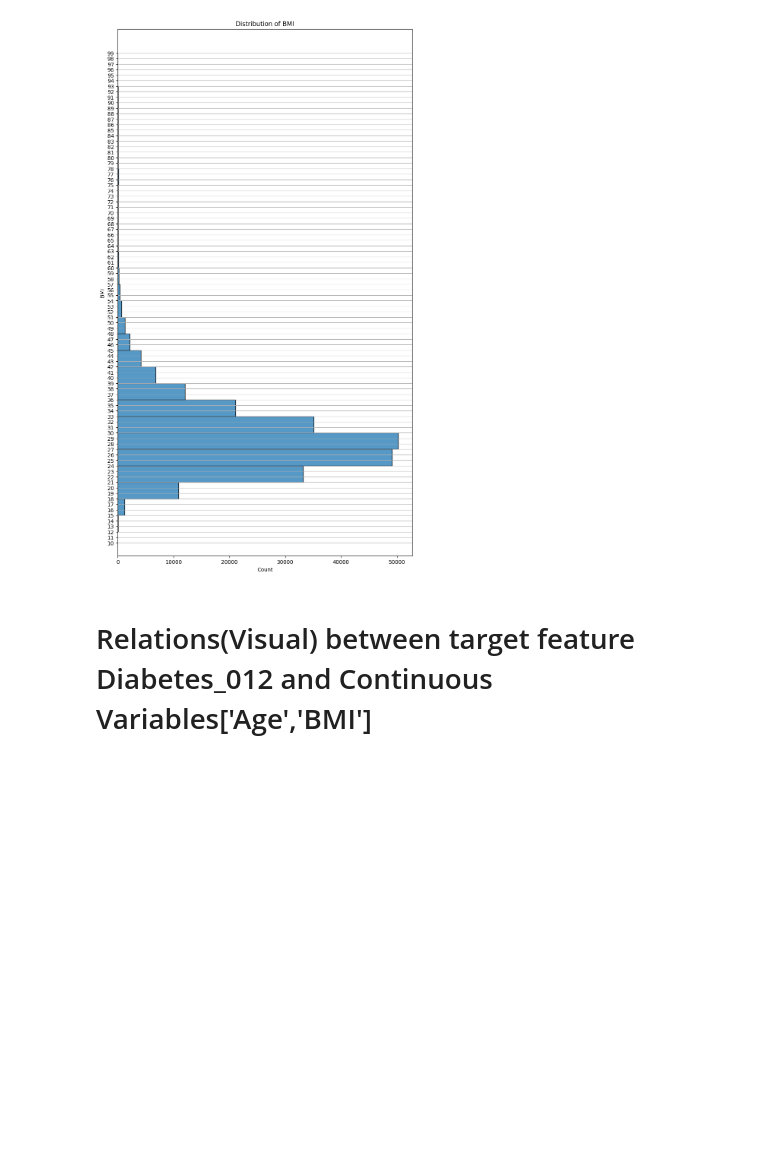
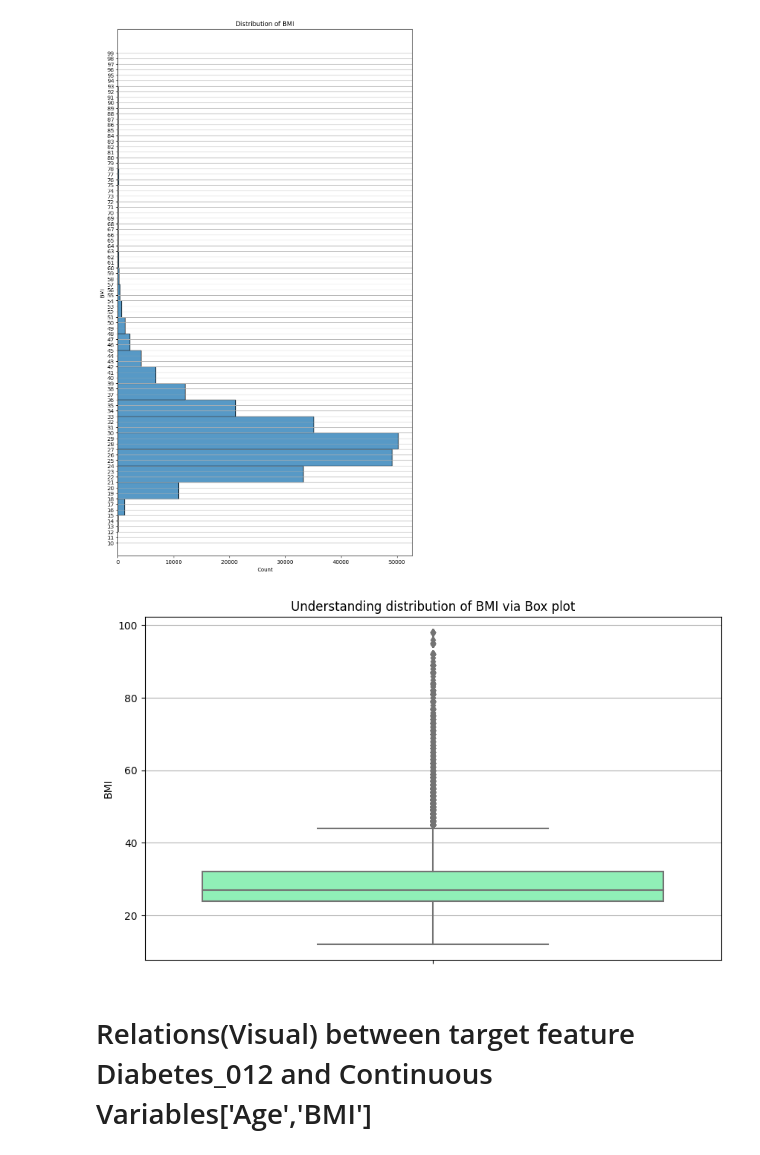
Before and after one commit to pdpavandesai/MergingDiabetesData, a Jupyter notebook: GabrielDatasetAnalysis.ipynb, the cells around one changed output. Saved outputs shown, nothing was run; the diff lists cells and outputs as text; code cells hidden in the pictures; blank space fills up the shorter version.

```diff
--- a/GabrielDatasetAnalysis.ipynb
+++ b/GabrielDatasetAnalysis.ipynb
@@ -145,6 +146,13 @@ plt.title('Distribution of BMI')
 # %% [output]
 Text(0.5, 1.0, 'Distribution of BMI')
 [figure]
+# %%
+plt.figure(figsize=(10,6))
+sns.boxplot(data=gabrielDataset_Actual_Copy,y='BMI',palette='rainbow').yaxis.grid(True)
+plt.title('Understanding distribution of BMI via Box plot')
+plt.show()
+# %% [output]
+[figure, added]
 # %% [markdown]
 # Relations(Visual) between target feature Diabetes_012 and Continuous Variables['Age','BMI']
 # %%
```
Also changed, not shown: parts of 15 cells of this notebook.
